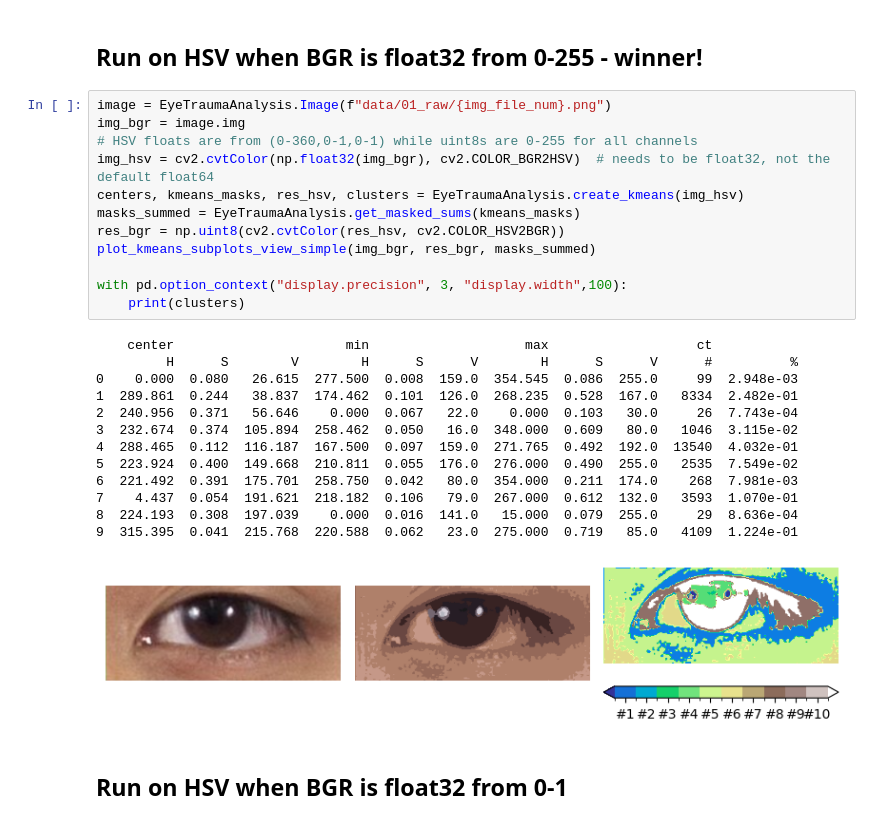
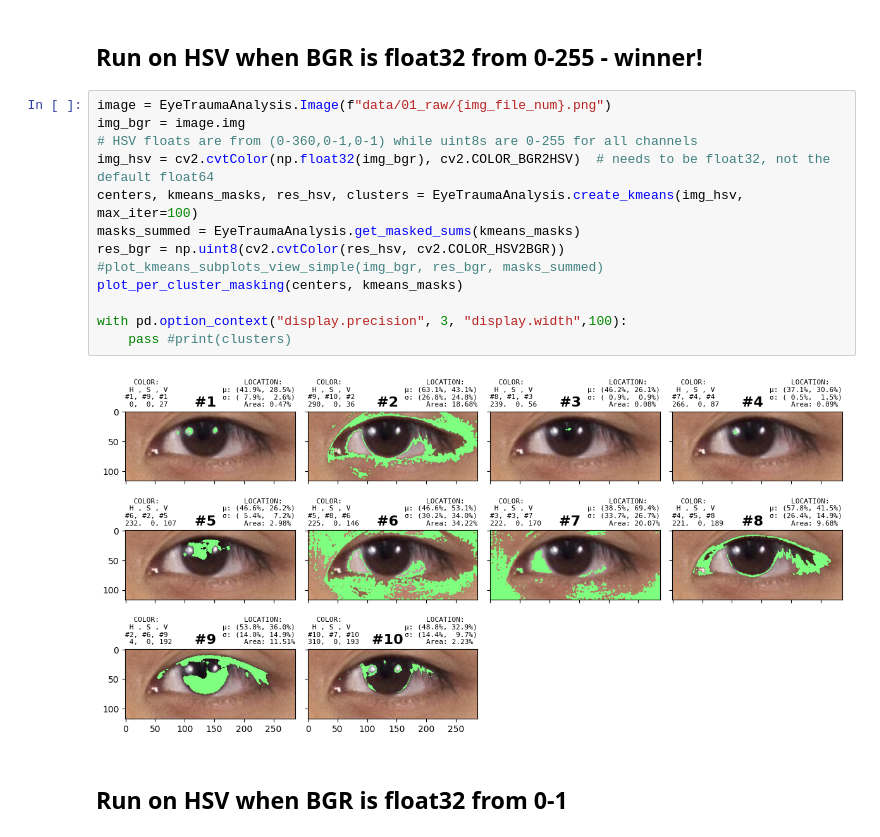
Before and after one commit to ethanrasmussen/EyeTraumaAnalysis, a Jupyter notebook: src/notebooks/RSY_2_kmeans_save_output.ipynb, the cells around one changed output. Cells and saved outputs as stored; diff of their text form.

```diff
--- a/src/notebooks/RSY_2_kmeans_save_output.ipynb
+++ b/src/notebooks/RSY_2_kmeans_save_output.ipynb
@@ -183,29 +223,18 @@ with pd.option_context("display.precision", 3, "display.width",100):
 # %%
 image = EyeTraumaAnalysis.Image(f"data/01_raw/{img_file_num}.png")
 img_bgr = image.img
 # HSV floats are from (0-360,0-1,0-1) while uint8s are 0-255 for all channels
 img_hsv = cv2.cvtColor(np.float32(img_bgr), cv2.COLOR_BGR2HSV)  # needs to be float32, not the default float64
-centers, kmeans_masks, res_hsv, clusters = EyeTraumaAnalysis.create_kmeans(img_hsv)
+centers, kmeans_masks, res_hsv, clusters = EyeTraumaAnalysis.create_kmeans(img_hsv, max_iter=100)
 masks_summed = EyeTraumaAnalysis.get_masked_sums(kmeans_masks)
 res_bgr = np.uint8(cv2.cvtColor(res_hsv, cv2.COLOR_HSV2BGR))
-plot_kmeans_subplots_view_simple(img_bgr, res_bgr, masks_summed)
+#plot_kmeans_subplots_view_simple(img_bgr, res_bgr, masks_summed)
+plot_per_cluster_masking(centers, kmeans_masks)
 
 with pd.option_context("display.precision", 3, "display.width",100):
-    print(clusters)
+    pass #print(clusters)
 # %% [output]
-    center                      min                    max                   ct
-         H      S        V        H      S      V        H      S      V      #          %
-0    0.000  0.080   26.615  277.500  0.008  159.0  354.545  0.086  255.0     99  2.948e-03
-1  289.861  0.244   38.837  174.462  0.101  126.0  268.235  0.528  167.0   8334  2.482e-01
-2  240.956  0.371   56.646    0.000  0.067   22.0    0.000  0.103   30.0     26  7.743e-04
-3  232.674  0.374  105.894  258.462  0.050   16.0  348.000  0.609   80.0   1046  3.115e-02
-4  288.465  0.112  116.187  167.500  0.097  159.0  271.765  0.492  192.0  13540  4.032e-01
-5  223.924  0.400  149.668  210.811  0.055  176.0  276.000  0.490  255.0   2535  7.549e-02
-6  221.492  0.391  175.701  258.750  0.042   80.0  354.000  0.211  174.0    268  7.981e-03
-7    4.437  0.054  191.621  218.182  0.106   79.0  267.000  0.612  132.0   3593  1.070e-01
-8  224.193  0.308  197.039    0.000  0.016  141.0   15.000  0.079  255.0     29  8.636e-04
-9  315.395  0.041  215.768  220.588  0.062   23.0  275.000  0.719   85.0   4109  1.224e-01
-[figure, old version]
+[figure, new version]
 # %% [markdown]
 ##  Run on HSV when BGR is float32 from 0-1
 # %%
```
Also changed, not shown: parts of 6 cells of this notebook, 5 other files.
